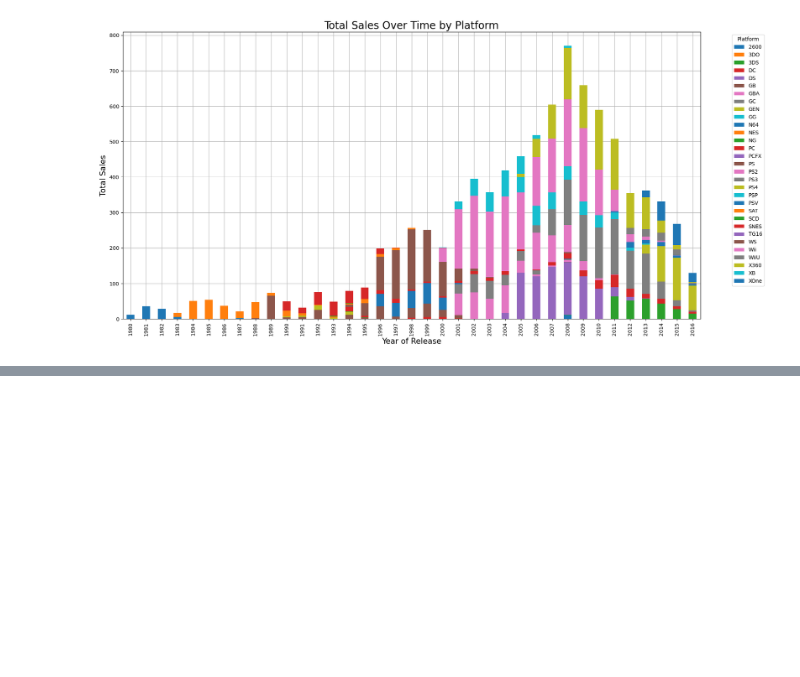
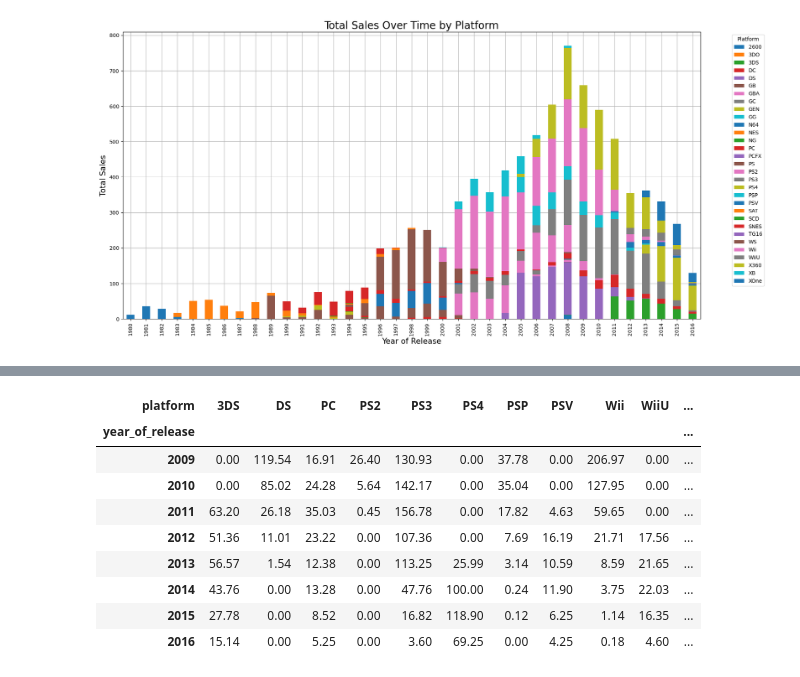
Before and after one commit to Vyncent-vdW/sprint_5_game_platforms, a Jupyter notebook: games_df.ipynb, the cells around one changed output, grey strips where cells are left out. Cells and saved outputs as stored; diff of their text form; code cells hidden in the pictures; blank space fills up the shorter version.

```diff
--- a/games_df.ipynb
+++ b/games_df.ipynb
@@ -700,0 +748,13 @@ From the graphs in the previous section, we can see that 75% of game releases be
+# %%
+recent_platform_sales
+# %% [output]
+| platform | 3DS | DS | PC | PS2 | PS3 | PS4 | PSP | PSV | Wii | WiiU | ... |
+| year_of_release |  |  |  |  |  |  |  |  |  |  | ... |
+| 2009 | 0.00 | 119.54 | 16.91 | 26.40 | 130.93 | 0.00 | 37.78 | 0.00 | 206.97 | 0.00 | ... |
+| 2010 | 0.00 | 85.02 | 24.28 | 5.64 | 142.17 | 0.00 | 35.04 | 0.00 | 127.95 | 0.00 | ... |
+| 2011 | 63.20 | 26.18 | 35.03 | 0.45 | 156.78 | 0.00 | 17.82 | 4.63 | 59.65 | 0.00 | ... |
+| 2012 | 51.36 | 11.01 | 23.22 | 0.00 | 107.36 | 0.00 | 7.69 | 16.19 | 21.71 | 17.56 | ... |
+| 2013 | 56.57 | 1.54 | 12.38 | 0.00 | 113.25 | 25.99 | 3.14 | 10.59 | 8.59 | 21.65 | ... |
+| 2014 | 43.76 | 0.00 | 13.28 | 0.00 | 47.76 | 100.00 | 0.24 | 11.90 | 3.75 | 22.03 | ... |
+| 2015 | 27.78 | 0.00 | 8.52 | 0.00 | 16.82 | 118.90 | 0.12 | 6.25 | 1.14 | 16.35 | ... |
+| 2016 | 15.14 | 0.00 | 5.25 | 0.00 | 3.60 | 69.25 | 0.00 | 4.25 | 0.18 | 4.60 | ... |
```
Also changed, not shown: parts of 9 cells of this notebook.
